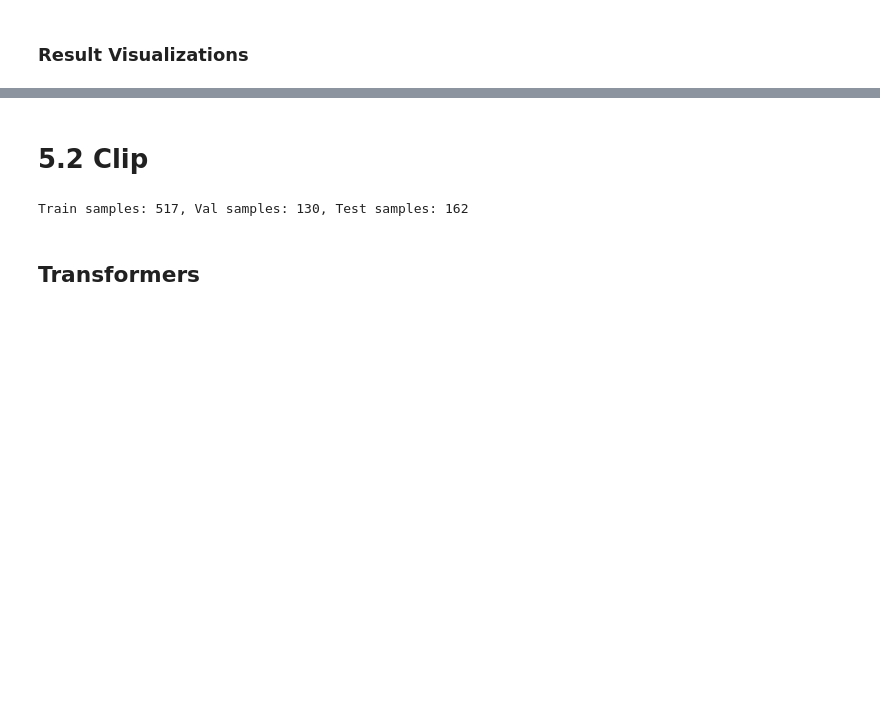
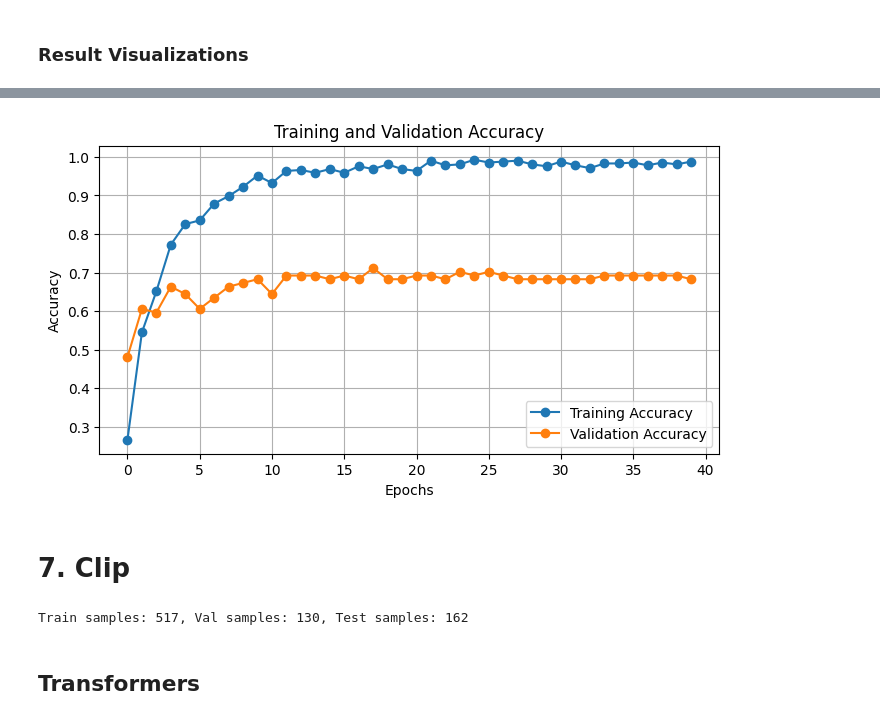
Before and after one commit to xandga/DeepLearning2425, a Jupyter notebook: 4. Phylum Cnidaria_pre-trained.ipynb, the cells around one changed output, grey strips where cells are left out. Saved outputs shown, nothing was run; the diff lists cells and outputs as text; code cells hidden in the pictures; blank space fills up the shorter version.

```diff
--- a/4. Phylum Cnidaria_pre-trained.ipynb
+++ b/4. Phylum Cnidaria_pre-trained.ipynb
@@ -776,0 +770,28 @@ dendrophylliidae       0.20      0.25      0.22         4
+# %%
+from tensorflow.keras.callbacks import ModelCheckpoint, EarlyStopping, ReduceLROnPlateau
+
+#callbacks
+checkpoint = ModelCheckpoint(
+    "models/cnidaria_models/mobilenetV2_final.keras",
+    monitor='val_accuracy',
+    mode = 'max',
+    save_best_only=True,
+    verbose=1
+)
+
+callbacks = [
+  #EarlyStopping(monitor='val_loss', patience=15, restore_best_weights=True),
+  ReduceLROnPlateau(monitor='val_loss', factor=0.5, patience=3, min_lr=1e-6),
+  checkpoint
+]
+
+history_final = model.fit(
+        train_ds,
+        validation_data=test_ds,
+        epochs=40,           # Start small, increase if needed
+        verbose=1,
+        callbacks=callbacks,
+    )
+
+#save the model
+model.save("models/cnidaria_models/mobilenetV2_final.keras")
@@ -777,5 +850,20 @@ dendrophylliidae       0.20      0.25      0.22         4
+# %%
+def plot_accuracy(history):
+    plt.figure(figsize=(8, 4))
+    plt.plot(history.history['accuracy'], label='Training Accuracy', marker='o')
+    plt.plot(history.history['val_accuracy'], label='Validation Accuracy', marker='o')
+    plt.xlabel('Epochs')
+    plt.ylabel('Accuracy')
+    plt.legend()
+    plt.title('Training and Validation Accuracy')
+    plt.grid(True)
+    plt.show()
+
+plot_accuracy(history_final)
+# %% [output]
+[figure, added]
 # %% [markdown]
-# 5.2 Clip
+# 7. Clip
 # %%
 from sklearn.model_selection import train_test_split
 from sklearn.metrics import f1_score
```
Also changed, not shown: parts of 40 cells of this notebook, 1 other file.
